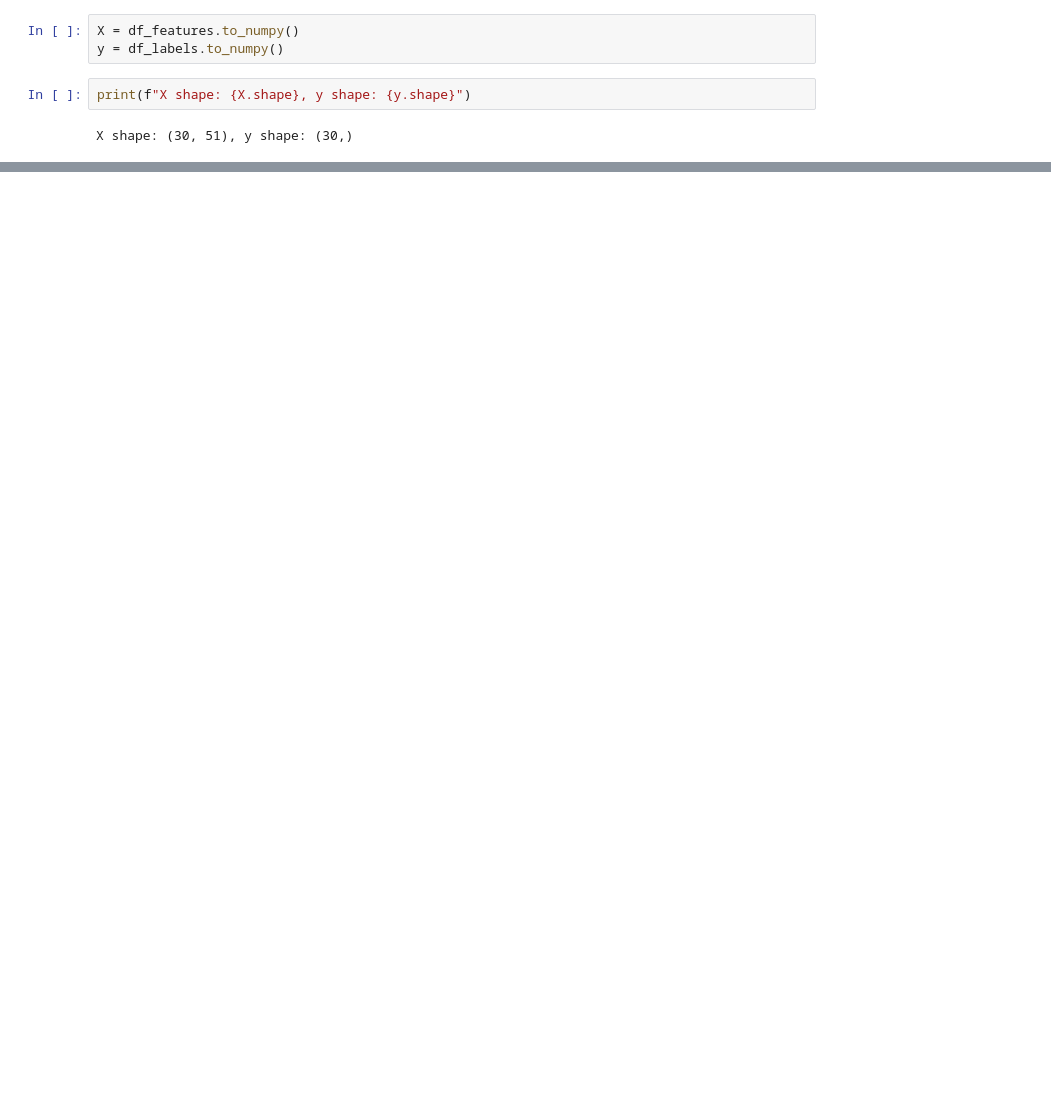
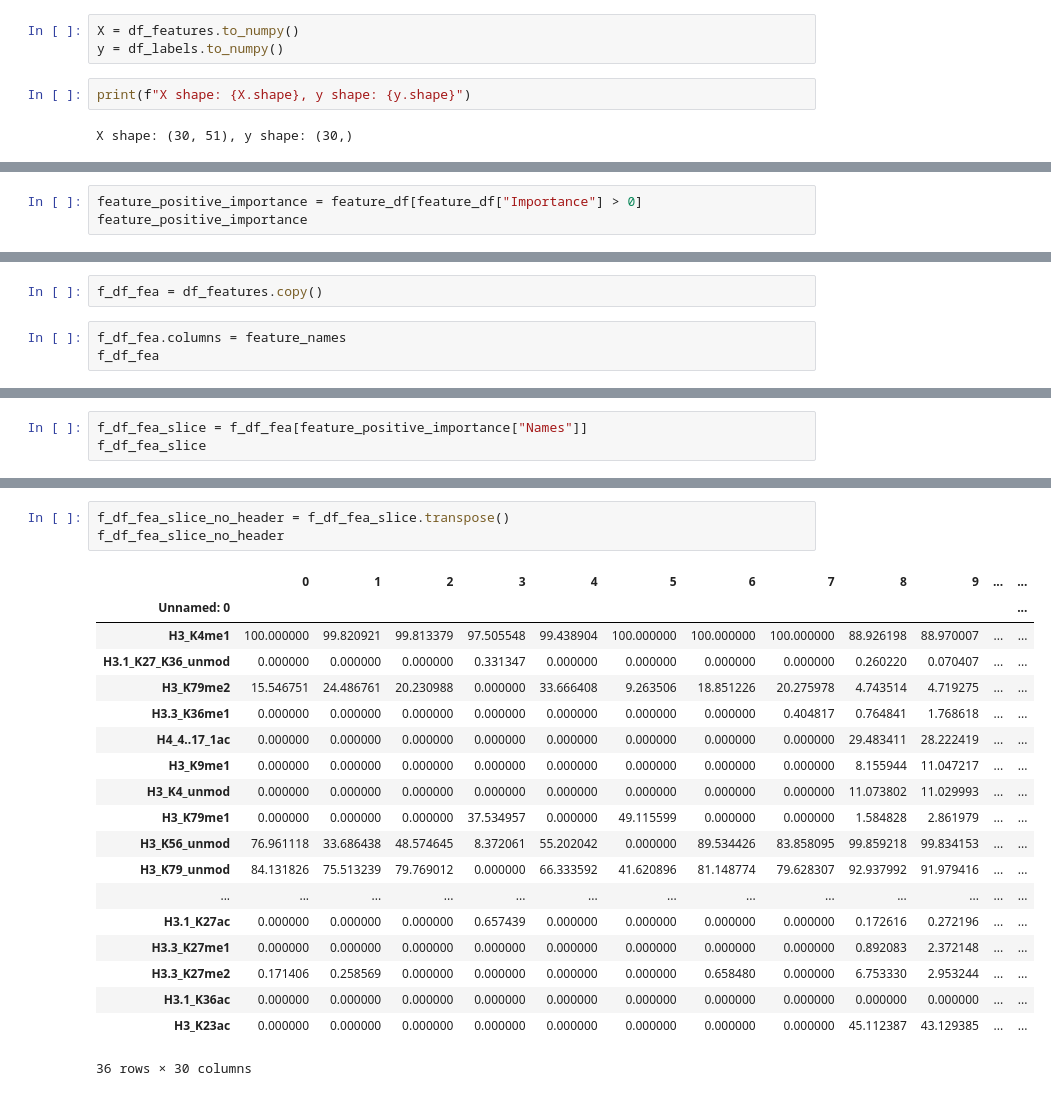
Before and after one commit to anuprulez/nanodiag_biomarker_prediction, a Jupyter notebook: ukfr_analysis/analyse_histone_modifications.ipynb, the cells around one changed output, grey strips where cells are left out. Saved outputs shown, nothing was run; the diff lists cells and outputs as text; blank space fills up the shorter version.

```diff
--- a/ukfr_analysis/analyse_histone_modifications.ipynb
+++ b/ukfr_analysis/analyse_histone_modifications.ipynb
@@ -463,0 +515,3 @@ print(feature_df)
+# %%
+feature_positive_importance = feature_df[feature_df["Importance"] > 0]
+feature_positive_importance
@@ -463,0 +536,5 @@ print(feature_df)
+# %%
+f_df_fea = df_features.copy()
+# %%
+f_df_fea.columns = feature_names
+f_df_fea
@@ -463,0 +560,3 @@ print(feature_df)
+# %%
+f_df_fea_slice = f_df_fea[feature_positive_importance["Names"]]
+f_df_fea_slice
@@ -463,0 +582,23 @@ print(feature_df)
+# %%
+f_df_fea_slice_no_header = f_df_fea_slice.transpose()
+f_df_fea_slice_no_header
+# %% [output]
+|  | 0 | 1 | 2 | 3 | 4 | 5 | 6 | 7 | 8 | 9 | ... | ... |
+| Unnamed: 0 |  |  |  |  |  |  |  |  |  |  |  | ... |
+| H3_K4me1 | 100.000000 | 99.820921 | 99.813379 | 97.505548 | 99.438904 | 100.000000 | 100.000000 | 100.000000 | 88.926198 | 88.970007 | ... | ... |
+| H3.1_K27_K36_unmod | 0.000000 | 0.000000 | 0.000000 | 0.331347 | 0.000000 | 0.000000 | 0.000000 | 0.000000 | 0.260220 | 0.070407 | ... | ... |
+| H3_K79me2 | 15.546751 | 24.486761 | 20.230988 | 0.000000 | 33.666408 | 9.263506 | 18.851226 | 20.275978 | 4.743514 | 4.719275 | ... | ... |
+| H3.3_K36me1 | 0.000000 | 0.000000 | 0.000000 | 0.000000 | 0.000000 | 0.000000 | 0.000000 | 0.404817 | 0.764841 | 1.768618 | ... | ... |
+| H4_4..17_1ac | 0.000000 | 0.000000 | 0.000000 | 0.000000 | 0.000000 | 0.000000 | 0.000000 | 0.000000 | 29.483411 | 28.222419 | ... | ... |
+| H3_K9me1 | 0.000000 | 0.000000 | 0.000000 | 0.000000 | 0.000000 | 0.000000 | 0.000000 | 0.000000 | 8.155944 | 11.047217 | ... | ... |
+| H3_K4_unmod | 0.000000 | 0.000000 | 0.000000 | 0.000000 | 0.000000 | 0.000000 | 0.000000 | 0.000000 | 11.073802 | 11.029993 | ... | ... |
+| H3_K79me1 | 0.000000 | 0.000000 | 0.000000 | 37.534957 | 0.000000 | 49.115599 | 0.000000 | 0.000000 | 1.584828 | 2.861979 | ... | ... |
+| H3_K56_unmod | 76.961118 | 33.686438 | 48.574645 | 8.372061 | 55.202042 | 0.000000 | 89.534426 | 83.858095 | 99.859218 | 99.834153 | ... | ... |
+| H3_K79_unmod | 84.131826 | 75.513239 | 79.769012 | 0.000000 | 66.333592 | 41.620896 | 81.148774 | 79.628307 | 92.937992 | 91.979416 | ... | ... |
+| ... | ... | ... | ... | ... | ... | ... | ... | ... | ... | ... | ... | ... |
+| H3.1_K27ac | 0.000000 | 0.000000 | 0.000000 | 0.657439 | 0.000000 | 0.000000 | 0.000000 | 0.000000 | 0.172616 | 0.272196 | ... | ... |
+| H3.3_K27me1 | 0.000000 | 0.000000 | 0.000000 | 0.000000 | 0.000000 | 0.000000 | 0.000000 | 0.000000 | 0.892083 | 2.372148 | ... | ... |
+| H3.3_K27me2 | 0.171406 | 0.258569 | 0.000000 | 0.000000 | 0.000000 | 0.000000 | 0.658480 | 0.000000 | 6.753330 | 2.953244 | ... | ... |
+| H3.1_K36ac | 0.000000 | 0.000000 | 0.000000 | 0.000000 | 0.000000 | 0.000000 | 0.000000 | 0.000000 | 0.000000 | 0.000000 | ... | ... |
+| H3_K23ac | 0.000000 | 0.000000 | 0.000000 | 0.000000 | 0.000000 | 0.000000 | 0.000000 | 0.000000 | 45.112387 | 43.129385 | ... | ... |
+36 rows × 30 columns
```
Also changed, not shown: parts of 21 cells of this notebook, 1 other file.
